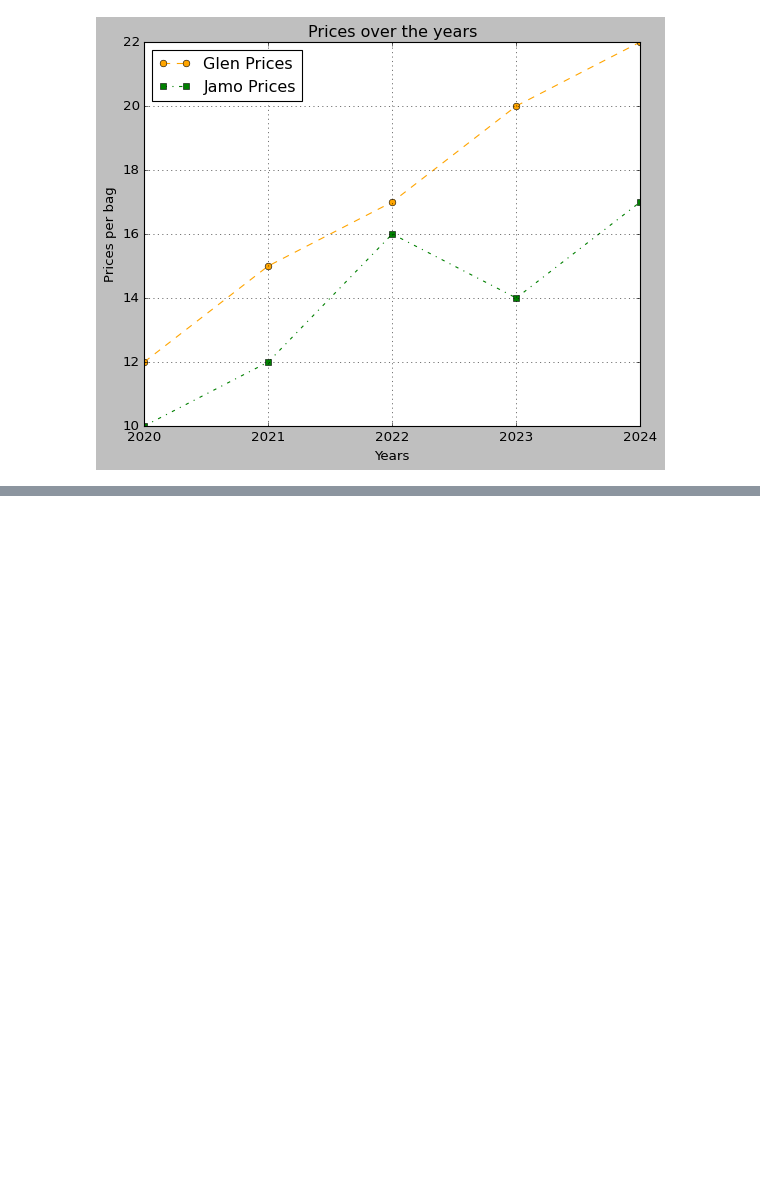
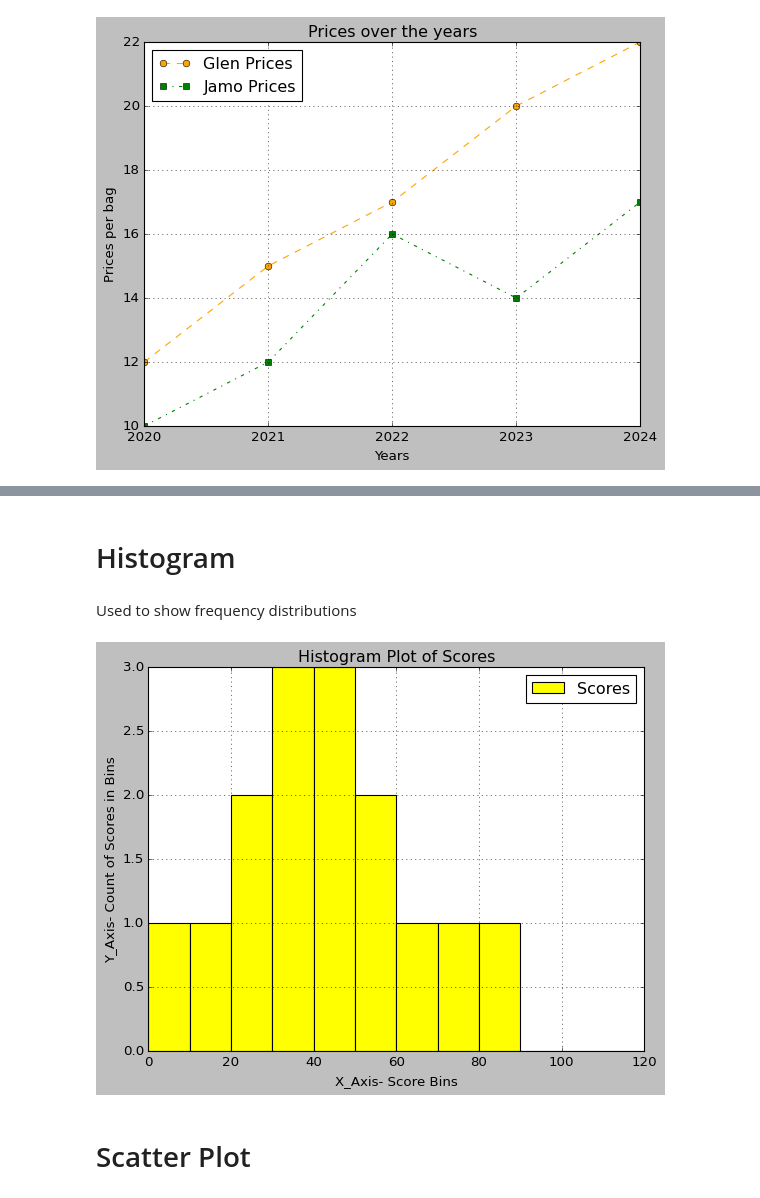
Before and after one commit to EllyOtty77/Data-Analytics, a Jupyter notebook: analysis/3.5 Visualization.ipynb, the cells around one changed output, grey strips where cells are left out. Drawn from its saved outputs; the diff is of its cells as text; code cells hidden in the pictures; blank space fills up the shorter version.

```diff
--- a/analysis/3.5 Visualization.ipynb
+++ b/analysis/3.5 Visualization.ipynb
@@ -86,0 +134,20 @@ plt.show()
+# %% [markdown]
+# Histogram
+# %% [markdown]
+Used to show frequency distributions
+# %%
+# Scores of players in a T20 game
+X = [41, 35, 58, 45, 81, 56, 73, 63, 20, 0, 38, 22, 42, 31, 15]
+bins=[0,10,20,30,40,50,60,70,80,90,100,110,120]
+
+plt.hist(X,bins, histtype='bar', color='#ffff00',label='Scores') # Use rwidth=.8, to separate the bars
+plt.xlabel("X_Axis- Score Bins")
+plt.ylabel("Y_Axis- Count of Scores in Bins")
+plt.title("Histogram Plot of Scores")
+plt.legend()
+plt.grid()
+plt.show()
+# %% [output]
+[figure, added]
+# %% [markdown]
+# Scatter Plot
```
Also changed, not shown: parts of 22 cells of this notebook, 2 other files.
